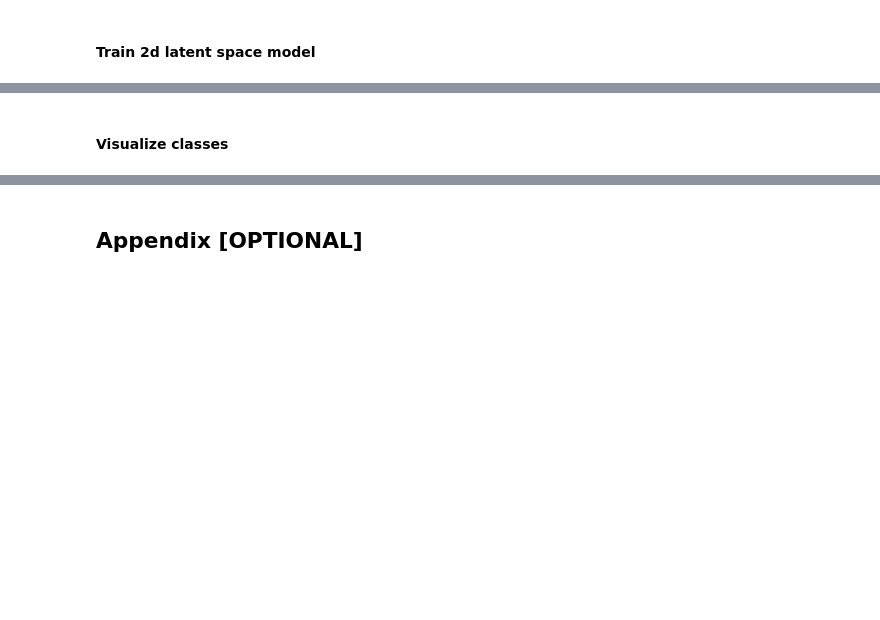
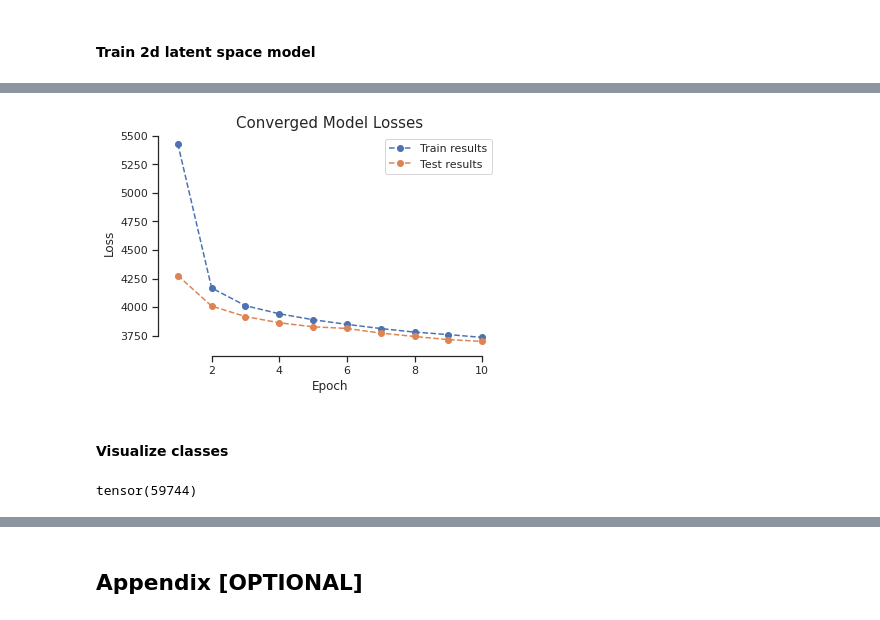
Before and after one commit to Marei33/Deep-Learning, a Jupyter notebook: Ex5_2021.ipynb, the cells around one changed output, grey strips where cells are left out. Saved outputs shown, nothing was run; the diff lists cells and outputs as text; code cells hidden in the pictures; blank space fills up the shorter version.

```diff
--- a/Ex5_2021.ipynb
+++ b/Ex5_2021.ipynb
@@ -569,0 +651,8 @@ First create a new VAE-model with a 2d latent space on the full training data se
+# %%
+# TODO
+model_2d = VAE(num_channels=1, capacity=capacity, latent_space_dim=2)
+i=2
+run_model(f"VAE_latent{i}", model=model_2d, loss_function=vae_loss, train_dataloader=train_loader, test_dataloader=test_loader)
+
+#plot_recon(model, test_loader)
+# %% [output]
@@ -569,0 +661 @@ First create a new VAE-model with a 2d latent space on the full training data se
+[figure, added]
@@ -573,0 +699,4 @@ First create a new VAE-model with a 2d latent space on the full training data se
+# %%
+sum(z_storage[:,0] == 0)
+# %% [output]
+tensor(59744)
```
Also changed, not shown: parts of 21 cells of this notebook.
